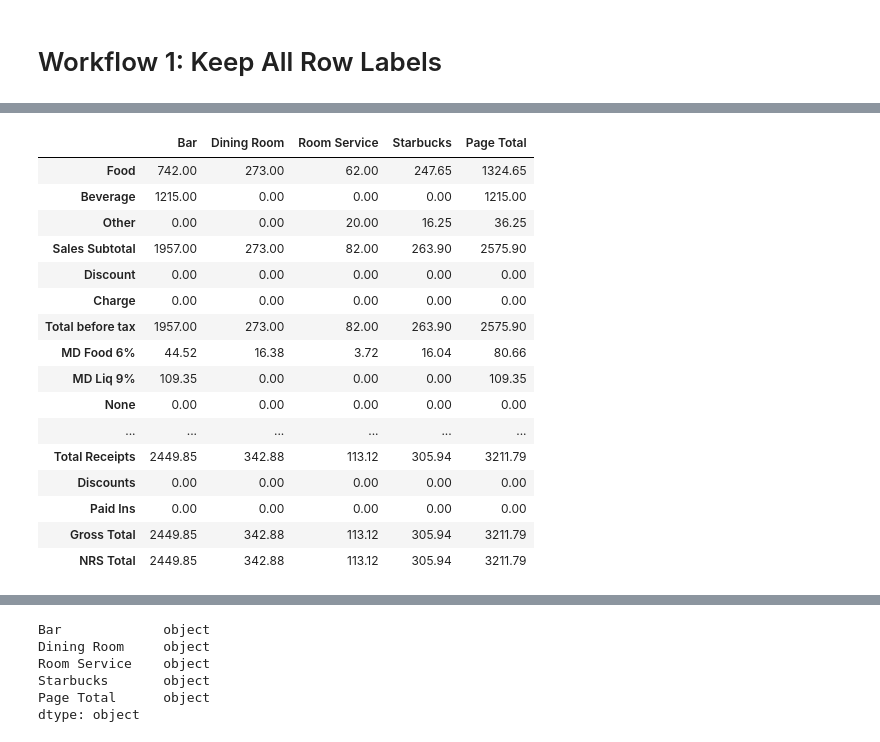
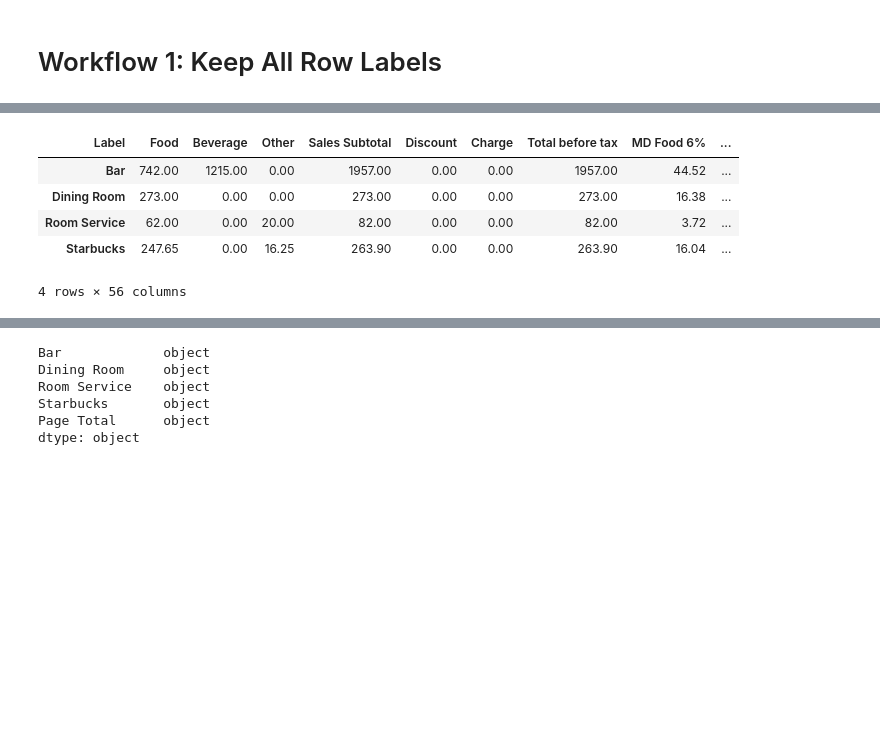
Before and after one commit to BenJMcCarty/sbn_digital_dining_daily_reports, a Jupyter notebook: Script_to_Generate_Reports.ipynb, the cells around one changed output, grey strips where cells are left out. Drawn from its saved outputs; the diff is of its cells as text; code cells hidden in the pictures; blank space fills up the shorter version.

```diff
--- a/Script_to_Generate_Reports.ipynb
+++ b/Script_to_Generate_Reports.ipynb
@@ -388,24 +412,0 @@ df_all_cols
-# %%
-## Relabel and reset index with correct labels
-
-df_no_drp = df_no_drp.rename(df_no_drp["Label"])
-df_no_drp = df_no_drp.drop(columns = "Label")
-df_no_drp
-# %% [output]
-|  | Bar | Dining Room | Room Service | Starbucks | Page Total |
-| Food | 742.00 | 273.00 | 62.00 | 247.65 | 1324.65 |
-| Beverage | 1215.00 | 0.00 | 0.00 | 0.00 | 1215.00 |
-| Other | 0.00 | 0.00 | 20.00 | 16.25 | 36.25 |
-| Sales Subtotal | 1957.00 | 273.00 | 82.00 | 263.90 | 2575.90 |
-| Discount | 0.00 | 0.00 | 0.00 | 0.00 | 0.00 |
-| Charge | 0.00 | 0.00 | 0.00 | 0.00 | 0.00 |
-| Total before tax | 1957.00 | 273.00 | 82.00 | 263.90 | 2575.90 |
-| MD Food 6% | 44.52 | 16.38 | 3.72 | 16.04 | 80.66 |
-| MD Liq 9% | 109.35 | 0.00 | 0.00 | 0.00 | 109.35 |
-| None | 0.00 | 0.00 | 0.00 | 0.00 | 0.00 |
-| ... | ... | ... | ... | ... | ... |
-| Total Receipts | 2449.85 | 342.88 | 113.12 | 305.94 | 3211.79 |
-| Discounts | 0.00 | 0.00 | 0.00 | 0.00 | 0.00 |
-| Paid Ins | 0.00 | 0.00 | 0.00 | 0.00 | 0.00 |
-| Gross Total | 2449.85 | 342.88 | 113.12 | 305.94 | 3211.79 |
-| NRS Total | 2449.85 | 342.88 | 113.12 | 305.94 | 3211.79 |
@@ -411,0 +417,10 @@ df_no_drp
+# %%
+df_all_cols = df_all_cols.drop(index = 'Label')
+df_all_cols
+# %% [output]
+| Label | Food | Beverage | Other | Sales Subtotal | Discount | Charge | Total before tax | MD Food 6% | ... |
+| Bar | 742.00 | 1215.00 | 0.00 | 1957.00 | 0.00 | 0.00 | 1957.00 | 44.52 | ... |
+| Dining Room | 273.00 | 0.00 | 0.00 | 273.00 | 0.00 | 0.00 | 273.00 | 16.38 | ... |
+| Room Service | 62.00 | 0.00 | 20.00 | 82.00 | 0.00 | 0.00 | 82.00 | 3.72 | ... |
+| Starbucks | 247.65 | 0.00 | 16.25 | 263.90 | 0.00 | 0.00 | 263.90 | 16.04 | ... |
+4 rows × 56 columns
```
Also changed, not shown: parts of 13 cells of this notebook.
